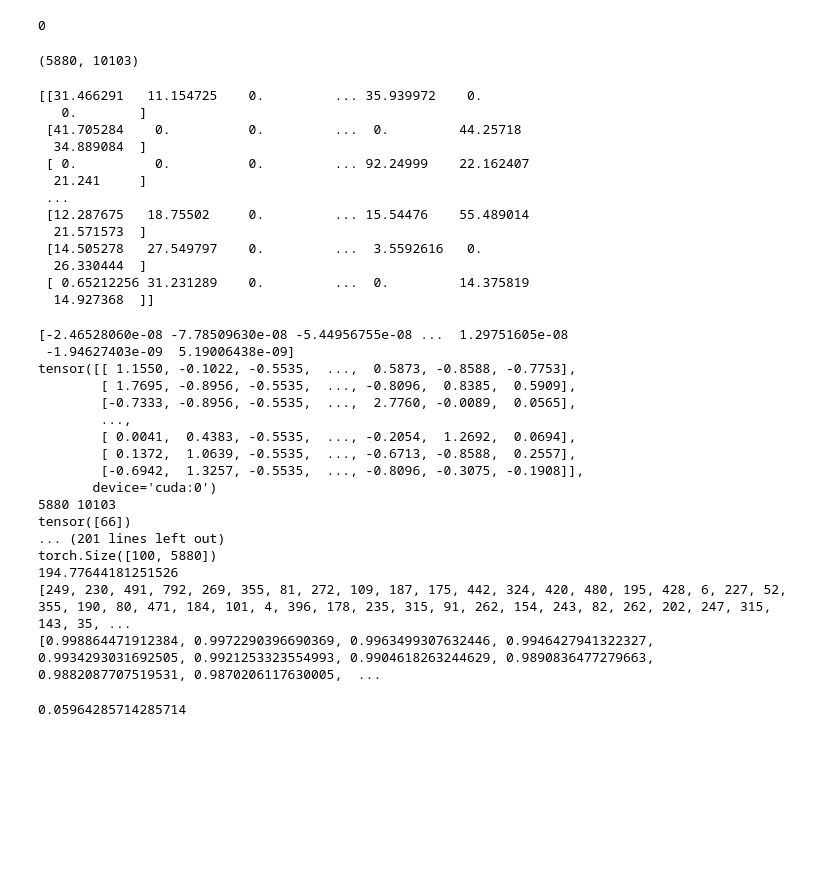
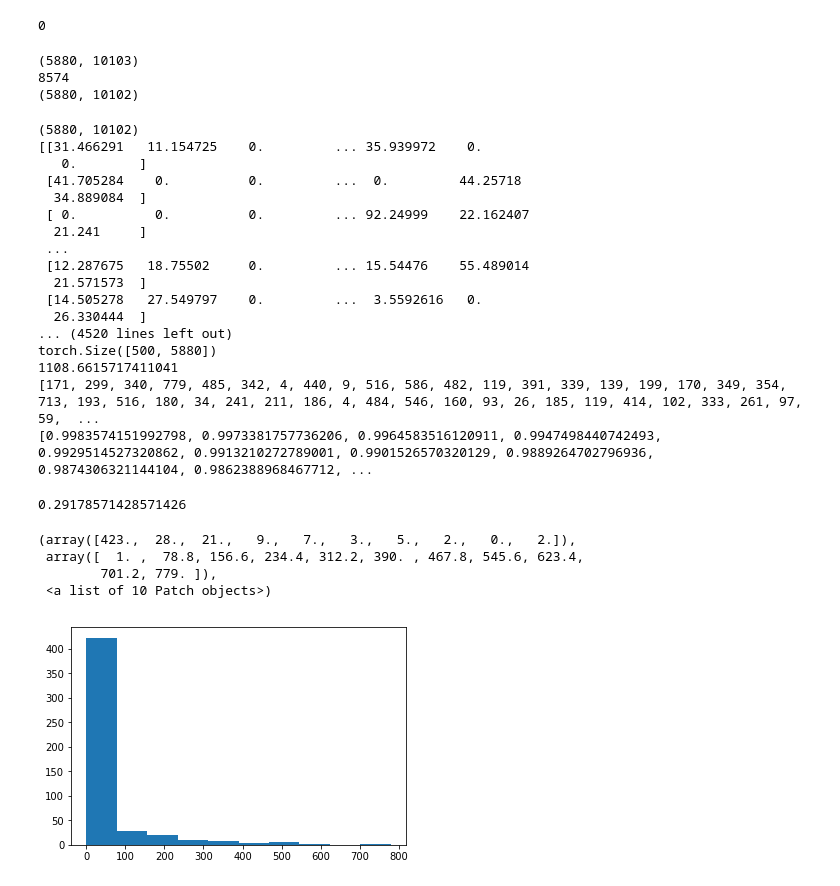
Before and after one commit to MouseLand/EnsemblePursuit, a Jupyter notebook: TopKCorrNeurons.ipynb, the cells around one changed output. Saved outputs shown, nothing was run; the diff lists cells and outputs as text; code cells hidden in the pictures; blank space fills up the shorter version.

```diff
--- a/TopKCorrNeurons.ipynb
+++ b/TopKCorrNeurons.ipynb
@@ -22,6 +22,7 @@ class EnsemblePursuitPyTorch():
     def fit_one_assembly(self):
         with torch.cuda.device(0) as device:
             top_corr_neuron=self.select_top_k_corr_neuron()
+            print('neuron',top_corr_neuron)
             #print('corr',top_corr_neuron)
             #print('chosen neuron',top_corr_neuron)
             #choose_neuron_idx=np.random.randint(0,self.sz[1],1)[0]
@@ -29,7 +30,7 @@ class EnsemblePursuitPyTorch():
             #print(choose_neuron_idx)
             self.selected_neurons=torch.zeros([self.sz[1]]).cuda()
             self.selected_neurons[choose_neuron_idx]=1
-            self.current_v=self.X[:,choose_neuron_idx]
+            self.current_v=self.X[:,choose_neuron_idx]+self.epsilon
             max_delta_cost=1000
             self.i=0
             while max_delta_cost>0:
@@ -85,12 +86,12 @@ class EnsemblePursuitPyTorch():
             >>> np.allclose(np_corr, th_corr.numpy())
             # [out]: True
         """
-        # calculate covariance matrix of rows
+        # calculate covariance matrix of columns
         mean_x = torch.mean(x,0)
         #print(mean_x.size())
         #print(mean_x.expand_as(x))
         xm = torch.sub(x,mean_x)
-        c = xm.mm(xm.t())
+        c = x.mm(x.t())
         c = c / (x.size(1) - 1)
 
         # normalize covariance matrix
@@ -125,7 +126,7 @@ class EnsemblePursuitPyTorch():
             self.lambd=lambd
             print(X)
             self.X=stats.zscore(X,axis=0)
-            self.X=np.nan_to_num(self.X)
+            #self.X=np.nan_to_num(self.X)
             print(np.mean(self.X,axis=0))
             self.X=torch.cuda.FloatTensor(self.X)
             print(self.X)
@@ -134,16 +135,25 @@ class EnsemblePursuitPyTorch():
             self.U=torch.zeros((self.X.size(1),1)).cuda()
             self.V=torch.zeros([1,self.X.size(0)]).cuda()
             self.nr_of_neurons=[]
+            self.epsilon=0.0000000001
             #self.current_u=torch.zeros([self.X.size(1)]).cuda()
             cost_lst=[]
             for iteration in range(0,n_ensembles):
                 self.fit_one_assembly()
                 self.nr_of_neurons.append(self.i)
                 U_V=torch.mm(self.current_u.view(self.sz[1],1),self.current_v.view(1,self.sz[0]))
+                U_V[U_V != U_V] = 0
                 #print(U_V.size())
                 res=(self.X-U_V.t())
                 self.X=res
-                #print('norm',torch.norm(self.X))
+                #self.X=torch.cuda.FloatTensor(stats.zscore(np.array(self.X.cpu()+self.epsilon)))
+                #self.X[self.X != self.X] = 0
+                #rint('self.X',self.X)
+                print('ensemble nr', iteration)
+                print('u',self.current_u)
+                print('v',self.current_v)
+                print('length v', torch.matmul(self.current_v,self.current_v))
+                print('norm',torch.norm(self.X))
                 self.cost=torch.mean(torch.mul(res,res))
                 #print('cost',self.cost)
                 cost_lst.append(self.cost.item())
@@ -158,18 +168,30 @@ class EnsemblePursuitPyTorch():
 X=sio.loadmat('/home/maria/Documents/EnsemblePursuit/data/natimg2800_M170717_MP034_2017-09-11.mat')['stim']['resp'][0][0]
 X[X<0]=0
 print(X.shape)
+for col in range(0,X.shape[1]):
+    if np.sum(X[:,col]==0)==X.shape[0]:
+        print(col)
+X=np.delete(X,8574,1)
+print(X.shape)
+for col in range(0,X.shape[1]):
+    if np.sum(X[:,col]==0)==X.shape[0]:
+        print(col)
 # %% [output]
 (5880, 10103)
+8574
+(5880, 10102)
 # %%
+print(X.shape)
 np.random.seed(7)
 ep=EnsemblePursuitPyTorch()
 s=time.time()
-U_V,nr_of_neurons,U,V, cost_lst=ep.fit_transform(X,300,100)
+U_V,nr_of_neurons,U,V, cost_lst=ep.fit_transform(X,300,500)
 e=time.time()
 print(e-s)
 print(nr_of_neurons)
 print(cost_lst)
 # %% [output]
+(5880, 10102)
 [[31.466291   11.154725    0.         ... 35.939972    0.
    0.        ]
  [41.705284    0.          0.         ...  0.         44.25718
@@ -181,25 +203,11 @@ print(cost_lst)
   21.571573  ]
  [14.505278   27.549797    0.         ...  3.5592616   0.
   26.330444  ]
- [ 0.65212256 31.231289    0.         ...  0.         14.375819
-  14.927368  ]]
+... (4520 lines left out)
+torch.Size([500, 5880])
+1108.6615717411041
+[171, 299, 340, 779, 485, 342, 4, 440, 9, 516, 586, 482, 119, 391, 339, 139, 199, 170, 349, 354, 713, 193, 516, 180, 34, 241, 211, 186, 4, 484, 546, 160, 93, 26, 185, 119, 414, 102, 333, 261, 97, 59,  ...
+[0.9983574151992798, 0.9973381757736206, 0.9964583516120911, 0.9947498440742493, 0.9929514527320862, 0.9913210272789001, 0.9901526570320129, 0.9889264702796936, 0.9874306321144104, 0.9862388968467712, ...
-[-2.46528060e-08 -7.78509630e-08 -5.44956755e-08 ...  1.29751605e-08
- -1.94627403e-09  5.19006438e-09]
-tensor([[ 1.1550, -0.1022, -0.5535,  ...,  0.5873, -0.8588, -0.7753],
-        [ 1.7695, -0.8956, -0.5535,  ..., -0.8096,  0.8385,  0.5909],
-        [-0.7333, -0.8956, -0.5535,  ...,  2.7760, -0.0089,  0.0565],
-        ...,
-        [ 0.0041,  0.4383, -0.5535,  ..., -0.2054,  1.2692,  0.0694],
-        [ 0.1372,  1.0639, -0.5535,  ..., -0.6713, -0.8588,  0.2557],
-        [-0.6942,  1.3257, -0.5535,  ..., -0.8096, -0.3075, -0.1908]],
-       device='cuda:0')
-5880 10103
-tensor([66])
-... (201 lines left out)
-torch.Size([100, 5880])
-194.77644181251526
-[249, 230, 491, 792, 269, 355, 81, 272, 109, 187, 175, 442, 324, 420, 480, 195, 428, 6, 227, 52, 355, 190, 80, 471, 184, 101, 4, 396, 178, 235, 315, 91, 262, 154, 243, 82, 262, 202, 247, 315, 143, 35, ...
-[0.998864471912384, 0.9972290396690369, 0.9963499307632446, 0.9946427941322327, 0.9934293031692505, 0.9921253323554993, 0.9904618263244629, 0.9890836477279663, 0.9882087707519531, 0.9870206117630005,  ...
 # %%
 def test_train_split(data,stim):
     unique, counts = np.unique(stim.flatten(), return_counts=True)
@@ -234,7 +242,18 @@ def evaluate_model(x_train,x_test):
     print(np.mean(np.argmax(corr_mat, axis=0) == np.arange(0,x_train.shape[0],1,int)))
 
 stim=sio.loadmat('/home/maria/Documents/EnsemblePursuit/data/natimg2800_M170717_MP034_2017-09-11.mat')['stim']['istim'][0][0]
-x_train, x_test, y_train, y_test=test_train_split(np.array(V.t()),stim)
+x_train, x_test, y_train, y_test=test_train_split(np.nan_to_num(np.array(V.t())),stim)
 evaluate_model(x_train,x_test)
 # %% [output]
-0.05964285714285714
+0.29178571428571426
+# %%
+import matplotlib.pyplot as plt
+%matplotlib inline
+
+plt.hist(nr_of_neurons)
+# %% [output]
+(array([423.,  28.,  21.,   9.,   7.,   3.,   5.,   2.,   0.,   2.]),
+ array([  1. ,  78.8, 156.6, 234.4, 312.2, 390. , 467.8, 545.6, 623.4,
+        701.2, 779. ]),
+ <a list of 10 Patch objects>)
+[figure, added]
```
Also changed, not shown: 1 other file.
